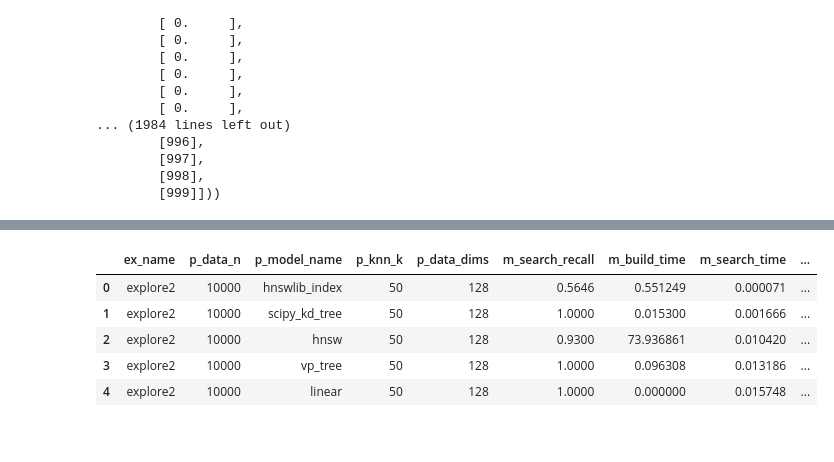
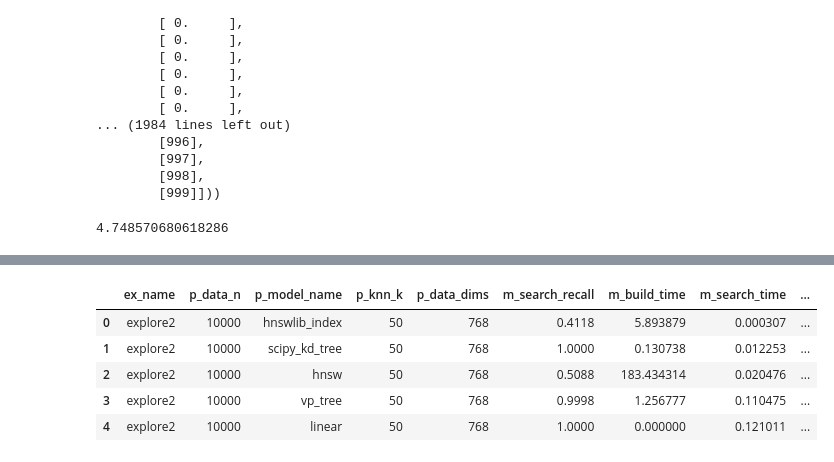
Before and after one commit to tadeohepperle/vecnn, a Jupyter notebook: vecnnpy/scripts/eval_models.ipynb, the cells around one changed output, grey strips where cells are left out. Saved outputs shown, nothing was run; the diff lists cells and outputs as text; code cells hidden in the pictures.

Commit message:
new flat dataset

```diff
--- a/vecnnpy/scripts/eval_models.ipynb
+++ b/vecnnpy/scripts/eval_models.ipynb
@@ -126,12 +126,24 @@ def mlflow_log_model(model_name: str, data_n: str, data_dims: str, knn_k: str, b
 
         for key, value in kwargs.items():
             mlflow.log_param(key, value)
+# %%
+n = 1000
+dim = 768
+data_np = np.random.random((n,dim)).astype("float32")
+data = vecnn.Dataset(data_np)
+
+start = time.time()
+hnsw = vecnn.Hnsw(data, params=vecnn.HnswParams(0.7, 40, 20, 20))
+hnsw_build_time =  time.time() - start
+print(hnsw_build_time)
+# %% [output]
+4.748570680618286
 # %%
 experiment_name = "explore2"
 mlflow_fresh_experiment(experiment_name)
 
 ns = [10000]
-dims = [128]
+dims = [768]
 n_queries = 100
 knn_ks = [50]
 
@@ -147,7 +159,7 @@ for n in ns:
         vp_tree_build_time =  time.time() - start
 
         start = time.time()
-        hnsw = vecnn.Hnsw(data, params=vecnn.HnswParams(0.7, 200, 16, 16))
+        hnsw = vecnn.Hnsw(data, params=vecnn.HnswParams(0.7, 40, 20, 20))
         hnsw_build_time =  time.time() - start
 
         start = time.time()
@@ -274,9 +286,9 @@ df
 |  | ex_name | p_data_n | p_model_name | p_knn_k | p_data_dims | m_search_recall | m_build_time | m_search_time | ... |
-| 0 | explore2 | 10000 | hnswlib_index | 50 | 128 | 0.5646 | 0.551249 | 0.000071 | ... |
-| 1 | explore2 | 10000 | scipy_kd_tree | 50 | 128 | 1.0000 | 0.015300 | 0.001666 | ... |
-| 2 | explore2 | 10000 | hnsw | 50 | 128 | 0.9300 | 73.936861 | 0.010420 | ... |
-| 3 | explore2 | 10000 | vp_tree | 50 | 128 | 1.0000 | 0.096308 | 0.013186 | ... |
-| 4 | explore2 | 10000 | linear | 50 | 128 | 1.0000 | 0.000000 | 0.015748 | ... |
+| 0 | explore2 | 10000 | hnswlib_index | 50 | 768 | 0.4118 | 5.893879 | 0.000307 | ... |
+| 1 | explore2 | 10000 | scipy_kd_tree | 50 | 768 | 1.0000 | 0.130738 | 0.012253 | ... |
+| 2 | explore2 | 10000 | hnsw | 50 | 768 | 0.5088 | 183.434314 | 0.020476 | ... |
+| 3 | explore2 | 10000 | vp_tree | 50 | 768 | 0.9998 | 1.256777 | 0.110475 | ... |
+| 4 | explore2 | 10000 | linear | 50 | 768 | 1.0000 | 0.000000 | 0.121011 | ... |
 # %%
 for k in knn_ks:
             truth_indices = np.zeros((n_queries,k)).astype("uint64")
```
Also changed, not shown: parts of 1 cell of this notebook, 11 other files.
